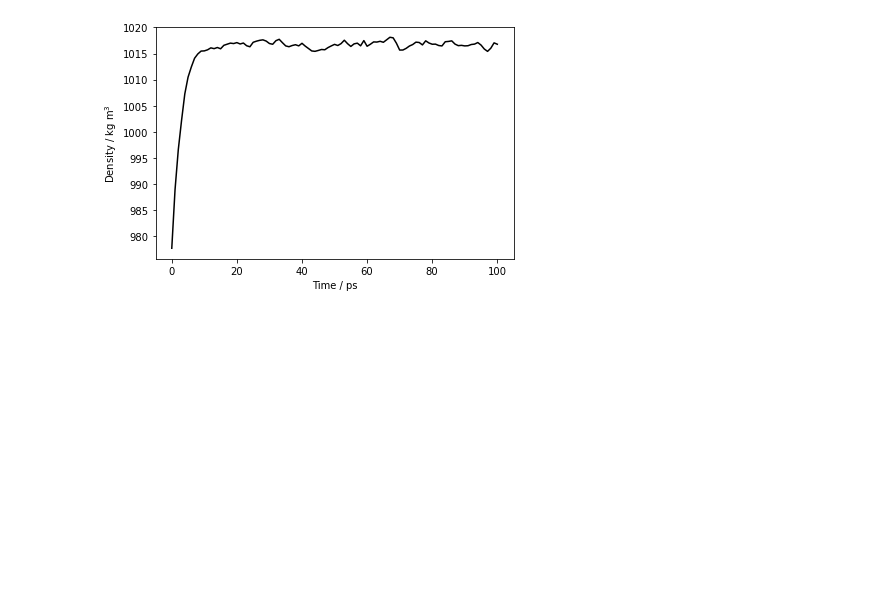
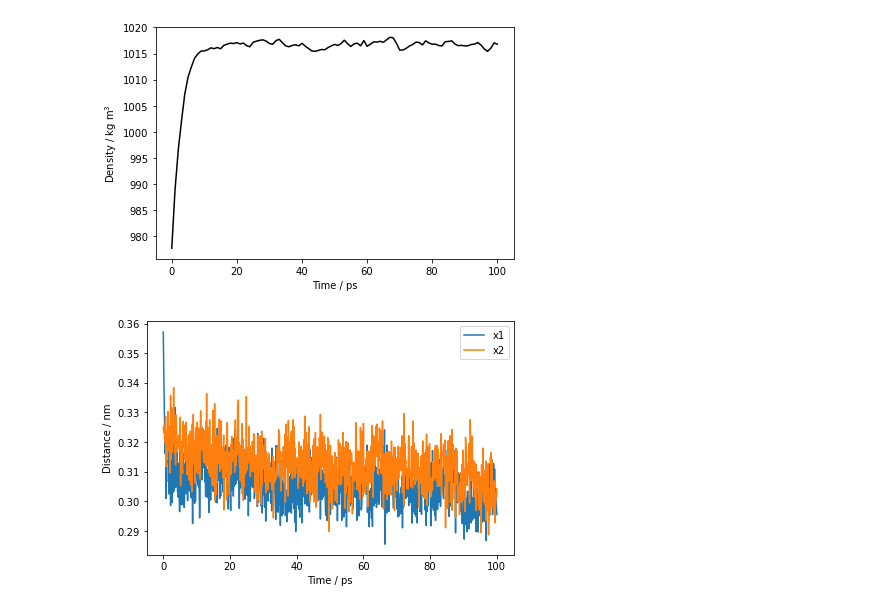
Before and after one commit to jasmin-guven/idp_md, a Jupyter notebook: scripts/plot_md.ipynb, the cells around one changed output. Cells and saved outputs as stored; diff of their text form; code cells hidden in the pictures; blank space fills up the shorter version.

Commit message:
pull md

```diff
--- a/scripts/plot_md.ipynb
+++ b/scripts/plot_md.ipynb
@@ -81,3 +81,18 @@ plt.tight_layout()
 plt.savefig("../plots/density.png")
 # %% [output]
 [figure]
+# %%
+md_pulling_file = "../pulling_md/pull_md_pullx.xvg"
+reader = mda.auxiliary.XVG.XVGReader(md_pulling_file)
+time = [step.data[0] for step in reader]
+x1 = [step.data[1] for step in reader]
+x2 = [step.data[2] for step in reader]
+plt.plot(time, x1, label="x1")
+plt.plot(time, x2, label="x2")
+plt.xlabel("Time / ps")
+plt.ylabel("Distance / nm")
+plt.legend()
+plt.tight_layout()
+plt.savefig("../plots/md_pulling.png")
+# %% [output]
+[figure, added]
```
Also changed, not shown: 9 other files.
